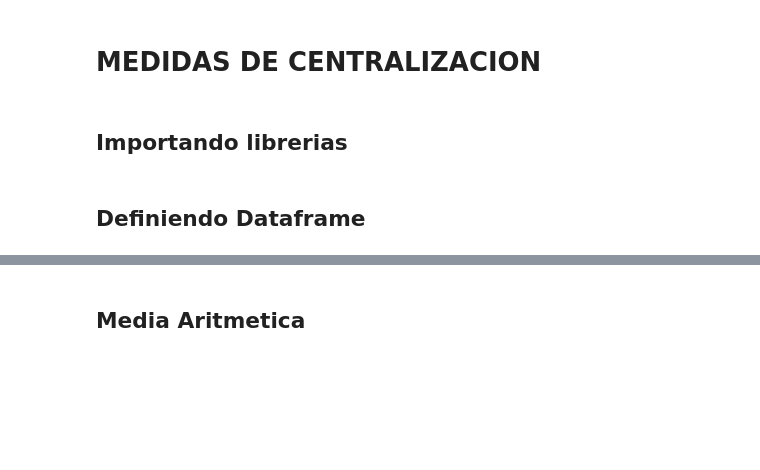
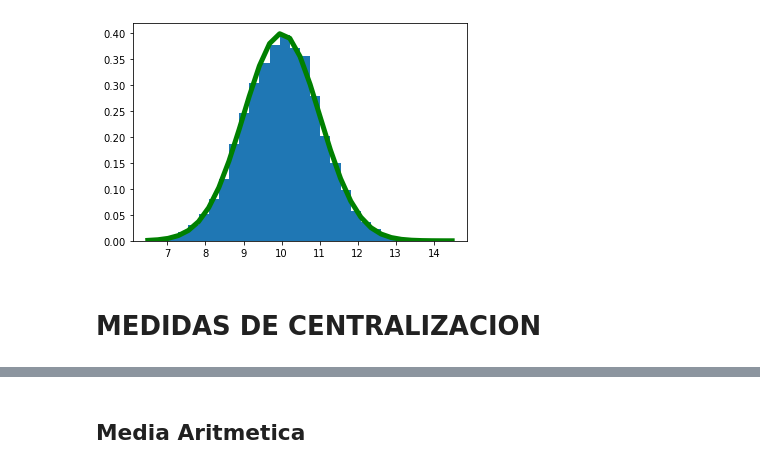
Before and after one commit to Ramon-Ventura/Estadistica-Python, a Jupyter notebook: EstadisticaDescriptiva.ipynb, the cells around one changed output, grey strips where cells are left out. Cells and saved outputs as stored; diff of their text form; code cells hidden in the pictures; blank space fills up the shorter version.

Commit message:
medidas de centralizacion finalizadas

```diff
--- a/EstadisticaDescriptiva.ipynb
+++ b/EstadisticaDescriptiva.ipynb
@@ -1,4 +7,34 @@
+# %%
+#Para una distribucion normal definimos una variable para el valor central(central) y otra para la desviacion (desv)
+central, desv = 10, 1
+
+#Creamos una serie de diezmil valores aleatorios por medio de distribucion normal
+aleatorios = np.random.normal(central, desv, 10000)
+
+#Guardamos los valores aleatorios en una variable de tipo lista
+arreglo = aleatorios.tolist()
+
+#Insertamos el encabezado a nuestro dataset para generar un dataframe con pandas
+arreglo.insert(0,'valores')
+
+#Guardamos la lista como un archivo txt
+datos = np.asarray(arreglo)
+np.savetxt("output.txt",   # Archivo de salida
+           datos.T,        # Trasponemos los datos
+           fmt="%s",       # Usamos números enteros
+           delimiter=",")  # Para que sea un CSV de verdad
+
+#Generamos el data set con pandas
+data = pd.read_csv("output.txt")
+
+#Definimios nuestro histograma
+count, bins, ignored = plt.hist(data["valores"], 30, density=True)
+
+# Mostramos la curva de distribucion para verificar si es una distribucion normal
+plt.plot(bins, 1/(desv * np.sqrt(2 * np.pi)) *
+    np.exp( - (bins - central)**2 / (2 * desv**2) ),linewidth=5, color='g')
+plt.show()
+# %% [output]
+[figure, added]
 # %% [markdown]
 # MEDIDAS DE CENTRALIZACION
-# %% [markdown]
-## Importando librerias
@@ -8,2 +40,0 @@ import os
-# %% [markdown]
-## Definiendo Dataframe
```
Also changed, not shown: parts of 29 cells of this notebook, 7 other files.
